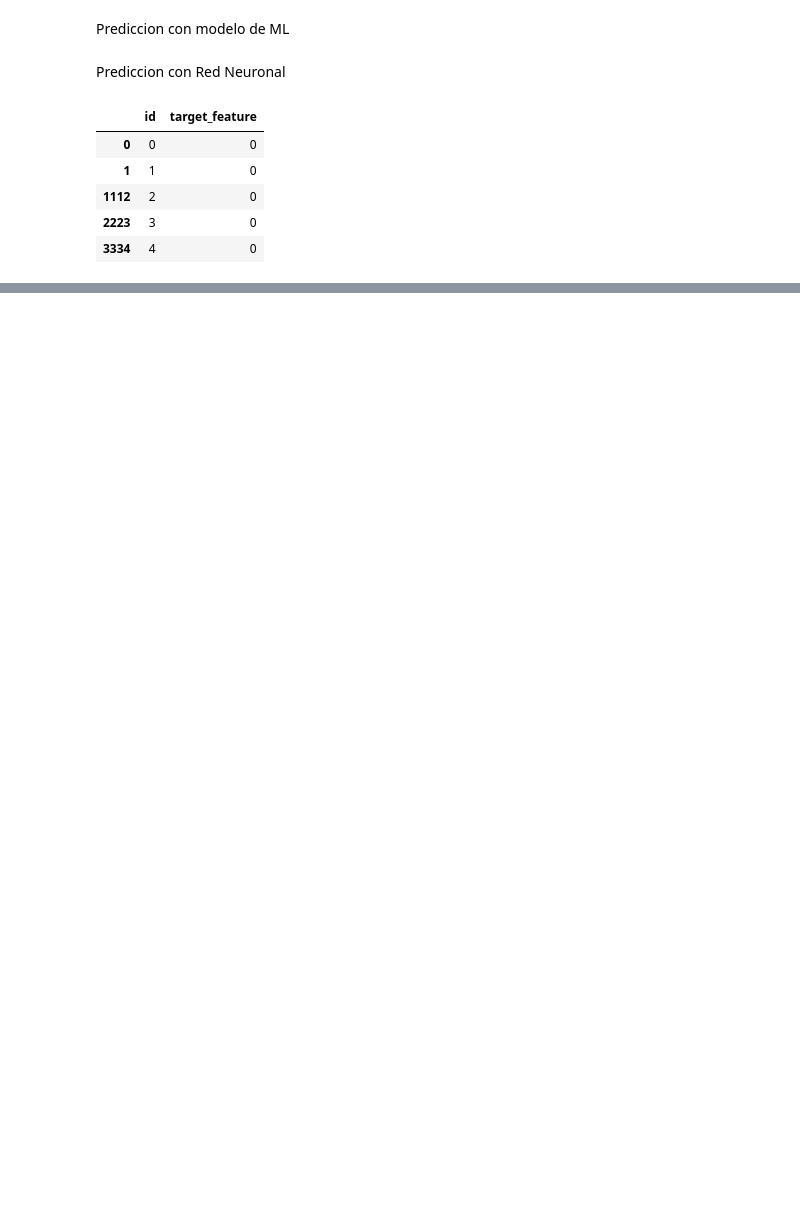
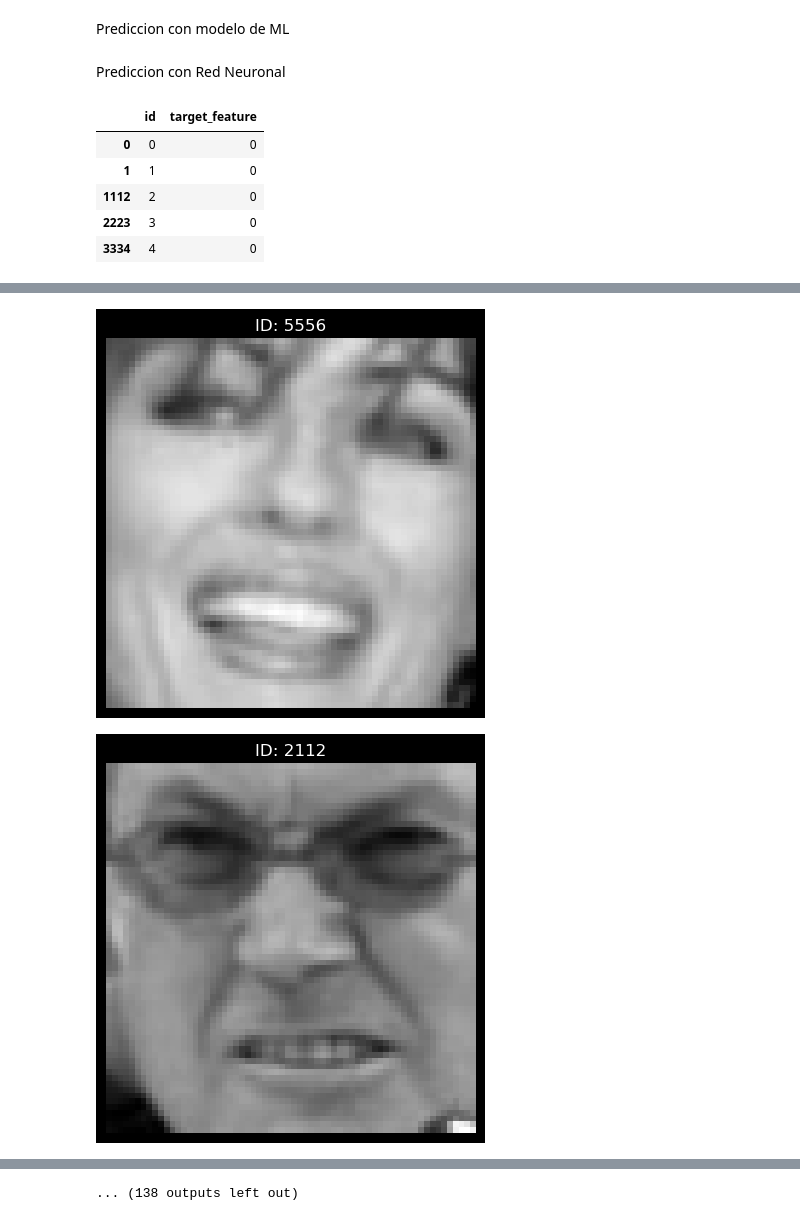
Before and after one commit to joacoguerrae/obligatorio_ml_para_ia, a Jupyter notebook: ejemplos_codigo/ejemplo_Kaggle_Submission.ipynb, the cells around one changed output, grey strips where cells are left out. Cells and saved outputs as stored; diff of their text form; code cells hidden in the pictures; blank space fills up the shorter version.

```diff
--- a/ejemplos_codigo/ejemplo_Kaggle_Submission.ipynb
+++ b/ejemplos_codigo/ejemplo_Kaggle_Submission.ipynb
@@ -150 +148,11 @@ target_feature
 Name: count, dtype: int64
+# %%
+# Mostrar únicamente las 30 primeras imágenes de kaggle_patches cuya predicción es 1
+for idx in indices_positivos[0:150]:
+    plt.imshow(kaggle_patches[idx], cmap='gray')
+    plt.title(f"ID: {kaggle_hat.iloc[idx]['id']}")
+    plt.axis('off')
+    plt.show()
+# %% [output]
+[figure, added]
+[figure, added]
@@ -151,2 +169,3 @@ Name: count, dtype: int64
+... (138 outputs left out)
 # %%
 # Guardamos en un .csv para subir a kaggle
```
Also changed, not shown: parts of 9 cells of this notebook, 12 other files.
